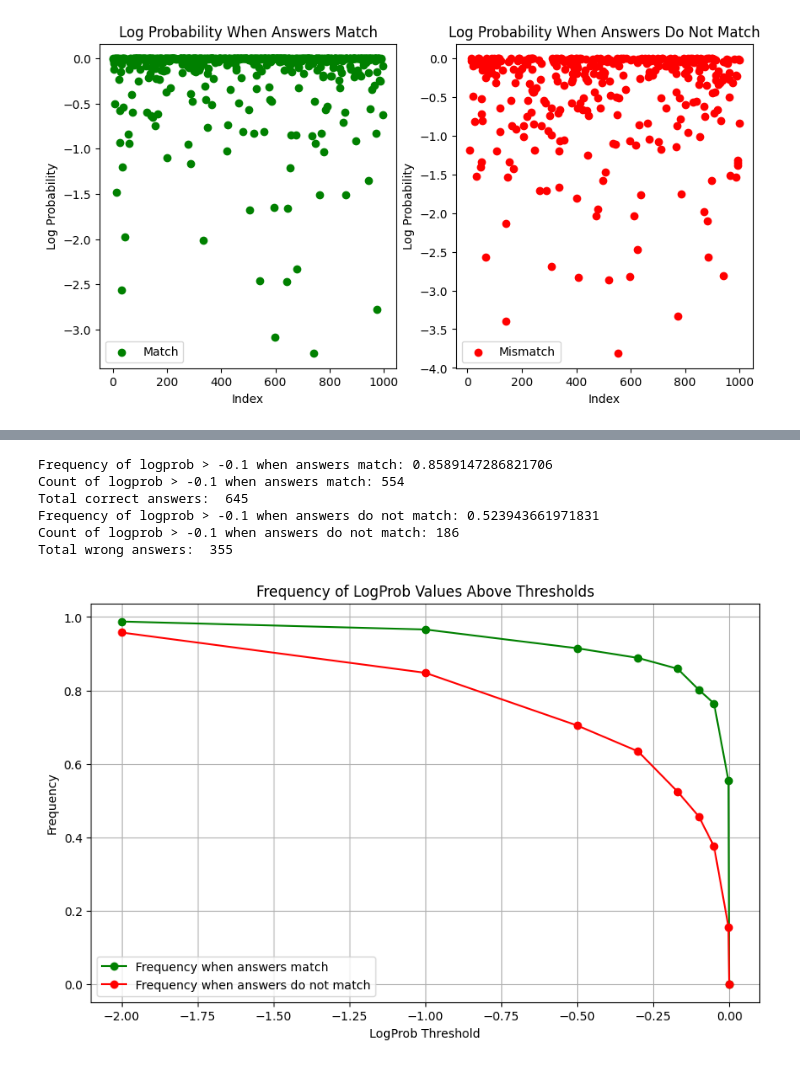
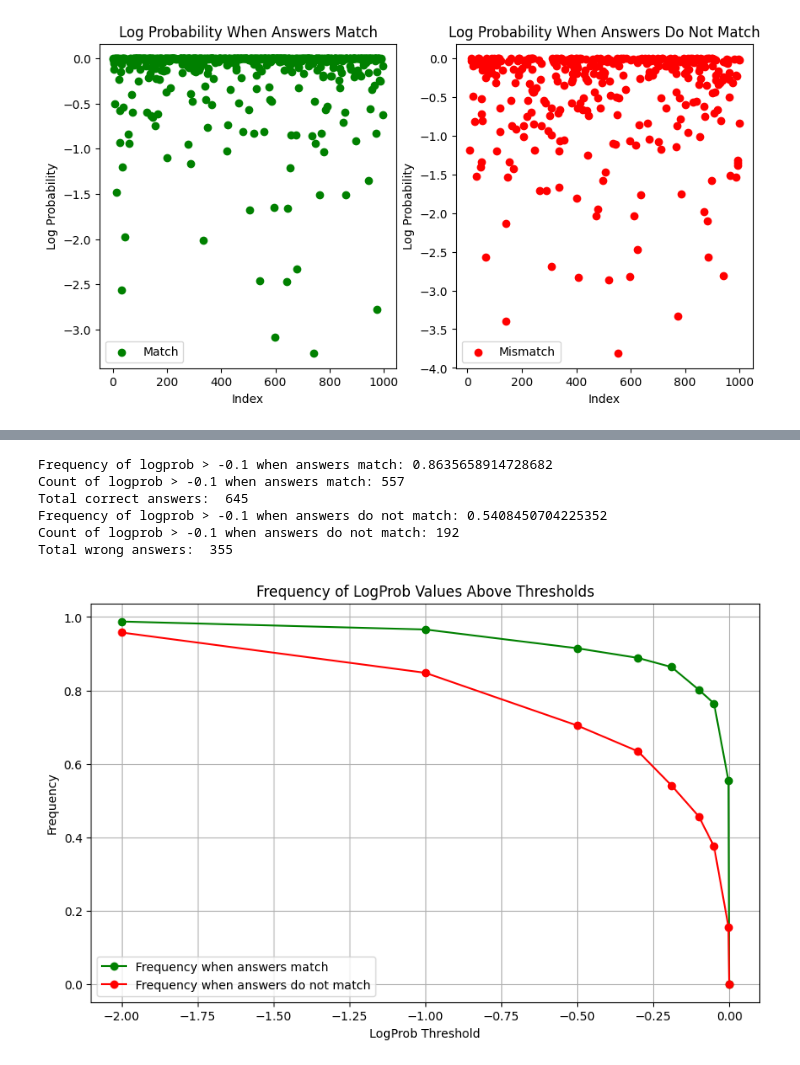
Before and after one commit to moizali01/llm-confidence-study, a Jupyter notebook: MMLU_Logprob_inference/medmcq_analysis.ipynb, the cells around one changed output, grey strips where cells are left out. Saved outputs shown, nothing was run; the diff lists cells and outputs as text; code cells hidden in the pictures.

Commit message:
medmcq analysis

```diff
--- a/MMLU_Logprob_inference/medmcq_analysis.ipynb
+++ b/MMLU_Logprob_inference/medmcq_analysis.ipynb
@@ -3,7 +3,8 @@ import pandas as pd
 # %%
 import ast
 
-df = pd.read_csv("gpt_lobprob_medmcqa_benchmark.csv")
+
+df = pd.read_csv("gpt_logprob_medmcqa_benchmark.csv")
 df
 list_from_string = ast.literal_eval(df['log_probs'][0])
 
@@ -14,6 +15,7 @@ list_from_string
 correct_answers_list = []
 predicted_answer_list = []
 logprob_list = []
+linear_prob_list = []
 
 def find_letter_in_list(lst):
     # Define the letters to search for
@@ -33,6 +35,7 @@ for i, row in df.iterrows():
     generation = ast.literal_eval(df['generated'][i])
     log_probs = ast.literal_eval(df['log_probs'][i])
     correct_answer = df['correct_answer'][i]
+    linear_prob = ast.literal_eval(df['linear_probs'][i])
 
     predicted_answer = find_letter_in_list(generation)[0]
     if (predicted_answer == None):
@@ -42,13 +45,16 @@ for i, row in df.iterrows():
     predicted_answer_list.append(predicted_answer)
     correct_answers_list.append(correct_answer)
     logprob_list.append(log_probs[find_letter_in_list(generation)[1]])
-
+    linear_prob_list.append(linear_prob[find_letter_in_list(generation)[1]])
 
 print("hi")
 new_df = pd.DataFrame({
     'correct_answer': correct_answers_list,
     'predicted_answer': predicted_answer_list,
-    'logprob': logprob_list
+    'logprob': logprob_list,
+    'linear_prob': linear_prob_list
 })
+
+new_df
 # %% [output]
 hi
@@ -87,10 +249,10 @@ plt.legend()
 # %%
 # Calculate frequency of logprob > -0.1 for match_df
-match_above_threshold = match_df[match_df['logprob'] > -0.17]
+match_above_threshold = match_df[match_df['logprob'] > -0.19]
 match_frequency = len(match_above_threshold) / len(match_df) if len(match_df) > 0 else 0
 
 # Calculate frequency of logprob > -0.1 for mismatch_df
-mismatch_above_threshold = mismatch_df[mismatch_df['logprob'] > -0.17]
+mismatch_above_threshold = mismatch_df[mismatch_df['logprob'] > -0.19]
 mismatch_frequency = len(mismatch_above_threshold) / len(mismatch_df) if len(mismatch_df) > 0 else 0
 
 # Display the frequencies and counts
@@ -101,45 +263,45 @@ print("Frequency of logprob > -0.1 when answers do not match:", mismatch_frequen
 print("Count of logprob > -0.1 when answers do not match:", len(mismatch_above_threshold))
 print("Total wrong answers: ", len(mismatch_df))
 # %% [output]
-Frequency of logprob > -0.1 when answers match: 0.8589147286821706
-Count of logprob > -0.1 when answers match: 554
+Frequency of logprob > -0.1 when answers match: 0.8635658914728682
+Count of logprob > -0.1 when answers match: 557
 Total correct answers:  645
-Frequency of logprob > -0.1 when answers do not match: 0.523943661971831
-Count of logprob > -0.1 when answers do not match: 186
+Frequency of logprob > -0.1 when answers do not match: 0.5408450704225352
+Count of logprob > -0.1 when answers do not match: 192
 Total wrong answers:  355
 # %%
 import matplotlib.pyplot as plt
 
 # Define the thresholds you want to evaluate
-thresholds = [-2, -1, -0.5, -0.3, -0.17, -0.1, -0.05, -0.0025, 0.0]
+thresholds = [-2, -1, -0.5, -0.3, -0.19,-0.1, -0.05, -0.0025, 0.0]
 
 # Initialize lists to store frequencies
 match_frequencies = []
 mismatch_frequencies = []
 
 # Calculate frequencies for each threshold
 for threshold in thresholds:
     # Frequency of logprob > threshold for match_df
     match_above_threshold = match_df[match_df['logprob'] > threshold]
     match_frequency = len(match_above_threshold) / len(match_df) if len(match_df) > 0 else 0
     match_frequencies.append(match_frequency)
 
     # Frequency of logprob > threshold for mismatch_df
     mismatch_above_threshold = mismatch_df[mismatch_df['logprob'] > threshold]
     mismatch_frequency = len(mismatch_above_threshold) / len(mismatch_df) if len(mismatch_df) > 0 else 0
     mismatch_frequencies.append(mismatch_frequency)
 
 # Plotting the results
 plt.figure(figsize=(10, 6))
 plt.plot(thresholds, match_frequencies, label='Frequency when answers match', marker='o', color='green')
 plt.plot(thresholds, mismatch_frequencies, label='Frequency when answers do not match', marker='o', color='red')
 
 # Adding titles and labels
 plt.title("Frequency of LogProb Values Above Thresholds")
 plt.xlabel("LogProb Threshold")
 plt.ylabel("Frequency")
 plt.legend()
 plt.grid(True)
 plt.show()
 # %% [output]
-[figure, old version]
+[figure, new version]
```
Also changed, not shown: parts of 7 cells of this notebook, 2 other files.
